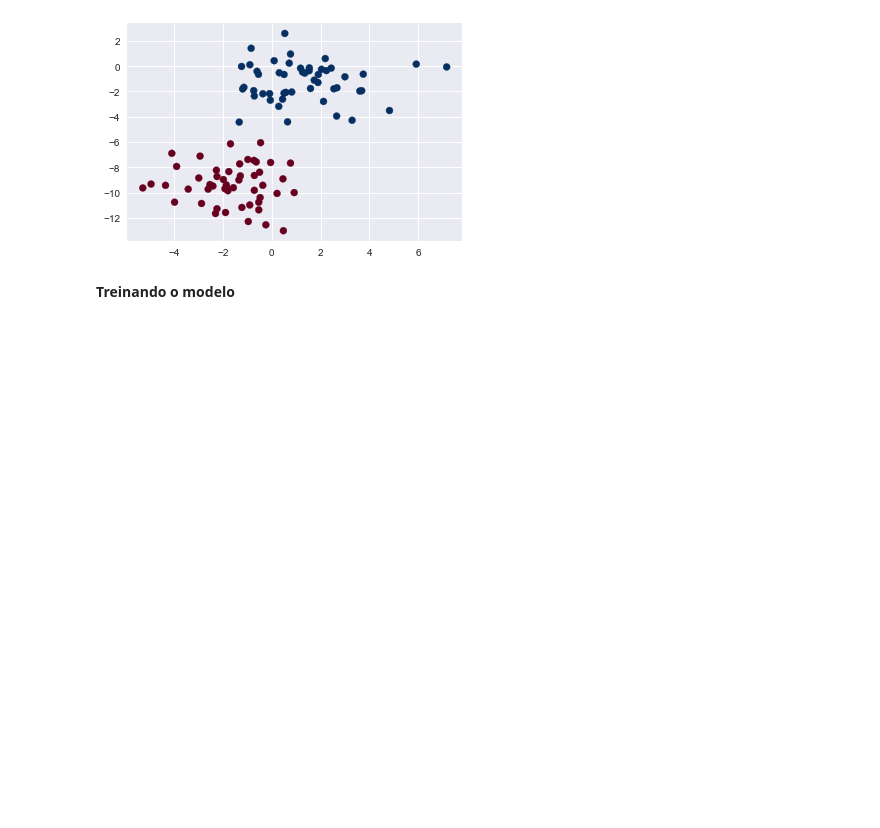
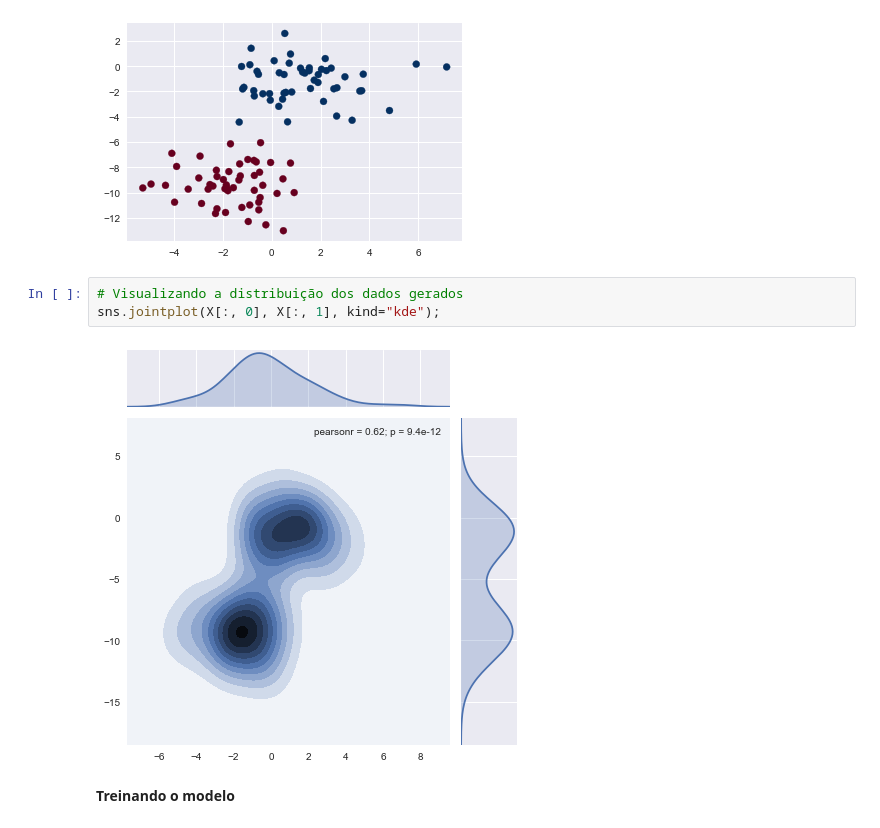
Before and after one commit to rdemarqui/data_science_basico, a Jupyter notebook: Python/05 Scikit-learn/Aprend Superv - Classif - Naive Bayes - Gaussian.ipynb, the cells around one changed output. Saved outputs shown, nothing was run; the diff lists cells and outputs as text; blank space fills up the shorter version.

```diff
--- a/Python/05 Scikit-learn/Aprend Superv - Classif - Naive Bayes - Gaussian.ipynb
+++ b/Python/05 Scikit-learn/Aprend Superv - Classif - Naive Bayes - Gaussian.ipynb
@@ -19,6 +19,11 @@ X, y = make_blobs(100, 2, centers=2, random_state=2, cluster_std=1.5)
 plt.scatter(X[:, 0], X[:, 1], c=y, cmap='RdBu');
 # %% [output]
 [figure]
+# %%
+# Visualizando a distribuição dos dados gerados
+sns.jointplot(X[:, 0], X[:, 1], kind="kde");
+# %% [output]
+[figure, added]
 # %% [markdown]
 **Treinando o modelo**
 # %%
```
